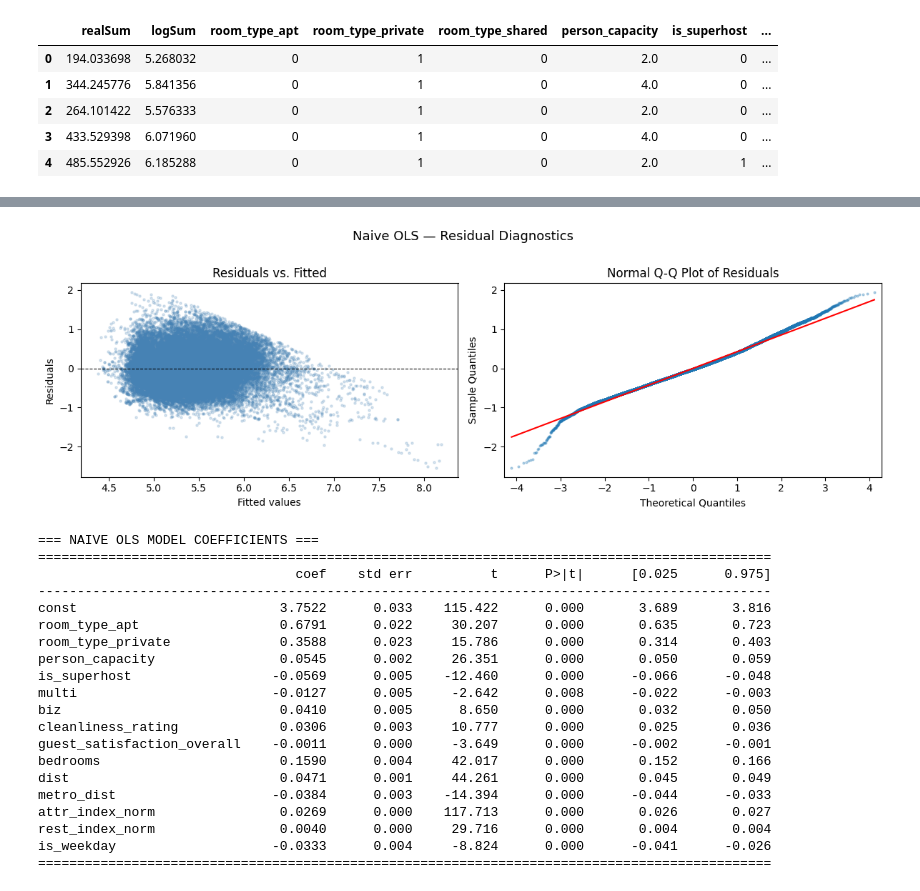
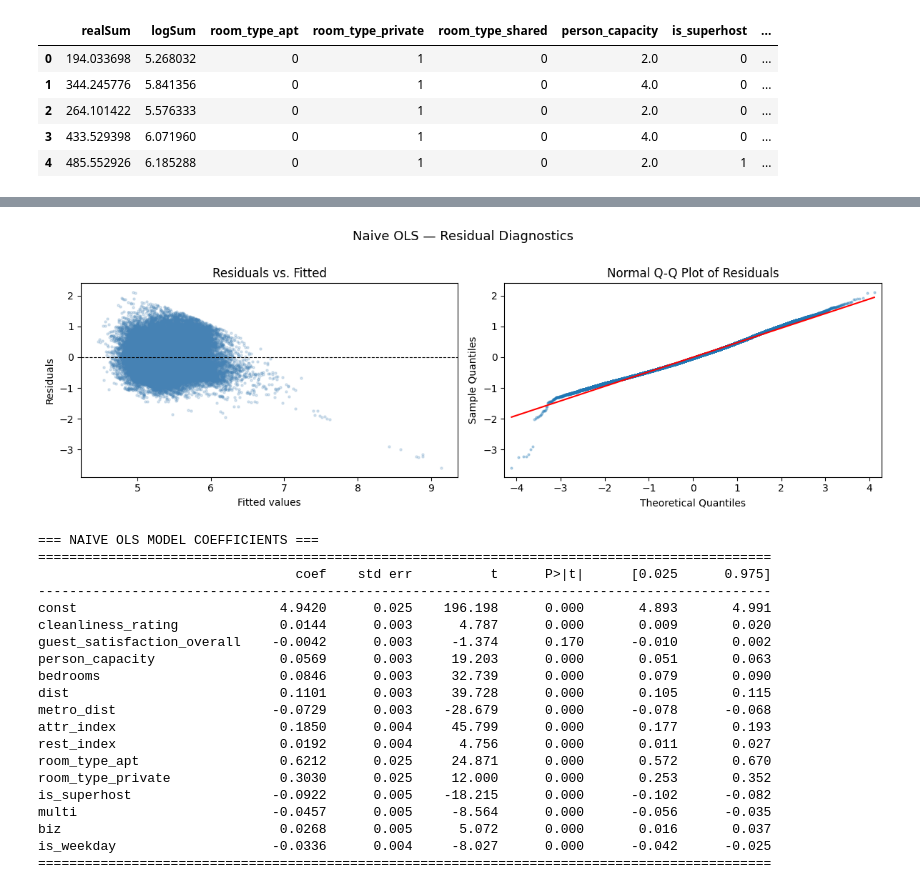
Before and after one commit to ShenghaoXue/MATH-189-Project-SP26, a Jupyter notebook: phase_3.ipynb, the cells around one changed output, grey strips where cells are left out. Saved outputs shown, nothing was run; the diff lists cells and outputs as text; code cells hidden in the pictures.

```diff
--- a/phase_3.ipynb
+++ b/phase_3.ipynb
@@ -23,80 +91,79 @@ df.head()
 # --- Naive Multiple Linear Regression Baseline ---
 
 # Target : logSum
-# Features: city excluded, attr_index / rest_index (non-normalized) excluded
-# Dummy variable treatment: room_type has 3 levels (apt, private, shared).
-# Drop room_type_shared as the reference category
+# Features: city dummy excluded
+# room_type_shared as the reference category
 
-feature_cols = [
+naive_feature_cols = [
+    "cleanliness_rating", "guest_satisfaction_overall",
+    "person_capacity", "bedrooms",
+    "dist", "metro_dist",
+    "attr_index", "rest_index",
     "room_type_apt", "room_type_private",
-    "person_capacity", "is_superhost", "multi", "biz",
-    "cleanliness_rating", "guest_satisfaction_overall",
-    "bedrooms", "dist", "metro_dist",
-    "attr_index_norm", "rest_index_norm",
-    "is_weekday",
+    "is_superhost", "multi", "biz",
+    "is_weekday"
 ]
 
-X = df[feature_cols].copy()
-y = df["logSum"]
+X_naive = X_processed[naive_feature_cols].copy()
 
-X_const = sm.add_constant(X)
-model = sm.OLS(y, X_const).fit()
+X_naive_const = sm.add_constant(X_naive)
+model_naive = sm.OLS(y, X_naive_const).fit()
 
 # --- VIF to quantify multicollinearity ---
 vif_data = {
-    "Feature": feature_cols,
-    "VIF": [variance_inflation_factor(X.values, i) for i in range(X.shape[1])],
+    "Feature": naive_feature_cols,
+    "VIF": [variance_inflation_factor(X_naive_const.values, i) for i in range(1, X_naive_const.shape[1])],
 }
 
 vif_df = (
     pd.DataFrame(vif_data)
     .sort_values("VIF", ascending=False)
     .reset_index(drop=True)
 )
 
 # --- Residual diagnostics ---
-fitted = model.fittedvalues
-residuals = model.resid
+fitted = model_naive.fittedvalues
+residuals = model_naive.resid
 
 fig, axes = plt.subplots(1, 2, figsize=(12, 4))
 
 axes[0].scatter(fitted, residuals, alpha=0.2, s=5, color="steelblue")
 axes[0].axhline(0, color="black", linewidth=0.8, linestyle="--")
 axes[0].set_xlabel("Fitted values")
 axes[0].set_ylabel("Residuals")
 axes[0].set_title("Residuals vs. Fitted")
 
 sm.qqplot(residuals, line="s", ax=axes[1], alpha=0.3, markersize=2)
 axes[1].set_title("Normal Q-Q Plot of Residuals")
 
 plt.suptitle("Naive OLS — Residual Diagnostics", fontsize=13, y=1.01)
 plt.tight_layout()
 plt.savefig("naive_ols_diagnostics.png", dpi=300, bbox_inches="tight")
 plt.show()
 # %% [output]
-[figure, old version]
+[figure, new version]
 # %%
 print("=== NAIVE OLS MODEL COEFFICIENTS ===")
-print(model.summary().tables[1])
+print(model_naive.summary().tables[1])
 # %% [output]
 === NAIVE OLS MODEL COEFFICIENTS ===
 ==============================================================================================
                                  coef    std err          t      P>|t|      [0.025      0.975]
 ----------------------------------------------------------------------------------------------
-const                          3.7522      0.033    115.422      0.000       3.689       3.816
-room_type_apt                  0.6791      0.022     30.207      0.000       0.635       0.723
-room_type_private              0.3588      0.023     15.786      0.000       0.314       0.403
-person_capacity                0.0545      0.002     26.351      0.000       0.050       0.059
-is_superhost                  -0.0569      0.005    -12.460      0.000      -0.066      -0.048
-multi                         -0.0127      0.005     -2.642      0.008      -0.022      -0.003
-biz                            0.0410      0.005      8.650      0.000       0.032       0.050
-cleanliness_rating             0.0306      0.003     10.777      0.000       0.025       0.036
-guest_satisfaction_overall    -0.0011      0.000     -3.649      0.000      -0.002      -0.001
-bedrooms                       0.1590      0.004     42.017      0.000       0.152       0.166
-dist                           0.0471      0.001     44.261      0.000       0.045       0.049
-metro_dist                    -0.0384      0.003    -14.394      0.000      -0.044      -0.033
-attr_index_norm                0.0269      0.000    117.713      0.000       0.026       0.027
-rest_index_norm                0.0040      0.000     29.716      0.000       0.004       0.004
-is_weekday                    -0.0333      0.004     -8.824      0.000      -0.041      -0.026
+const                          4.9420      0.025    196.198      0.000       4.893       4.991
+cleanliness_rating             0.0144      0.003      4.787      0.000       0.009       0.020
+guest_satisfaction_overall    -0.0042      0.003     -1.374      0.170      -0.010       0.002
+person_capacity                0.0569      0.003     19.203      0.000       0.051       0.063
+bedrooms                       0.0846      0.003     32.739      0.000       0.079       0.090
+dist                           0.1101      0.003     39.728      0.000       0.105       0.115
+metro_dist                    -0.0729      0.003    -28.679      0.000      -0.078      -0.068
+attr_index                     0.1850      0.004     45.799      0.000       0.177       0.193
+rest_index                     0.0192      0.004      4.756      0.000       0.011       0.027
+room_type_apt                  0.6212      0.025     24.871      0.000       0.572       0.670
+room_type_private              0.3030      0.025     12.000      0.000       0.253       0.352
+is_superhost                  -0.0922      0.005    -18.215      0.000      -0.102      -0.082
+multi                         -0.0457      0.005     -8.564      0.000      -0.056      -0.035
+biz                            0.0268      0.005      5.072      0.000       0.016       0.037
+is_weekday                    -0.0336      0.004     -8.027      0.000      -0.042      -0.025
 ==============================================================================================
 # %%
```
Also changed, not shown: parts of 22 cells of this notebook.
